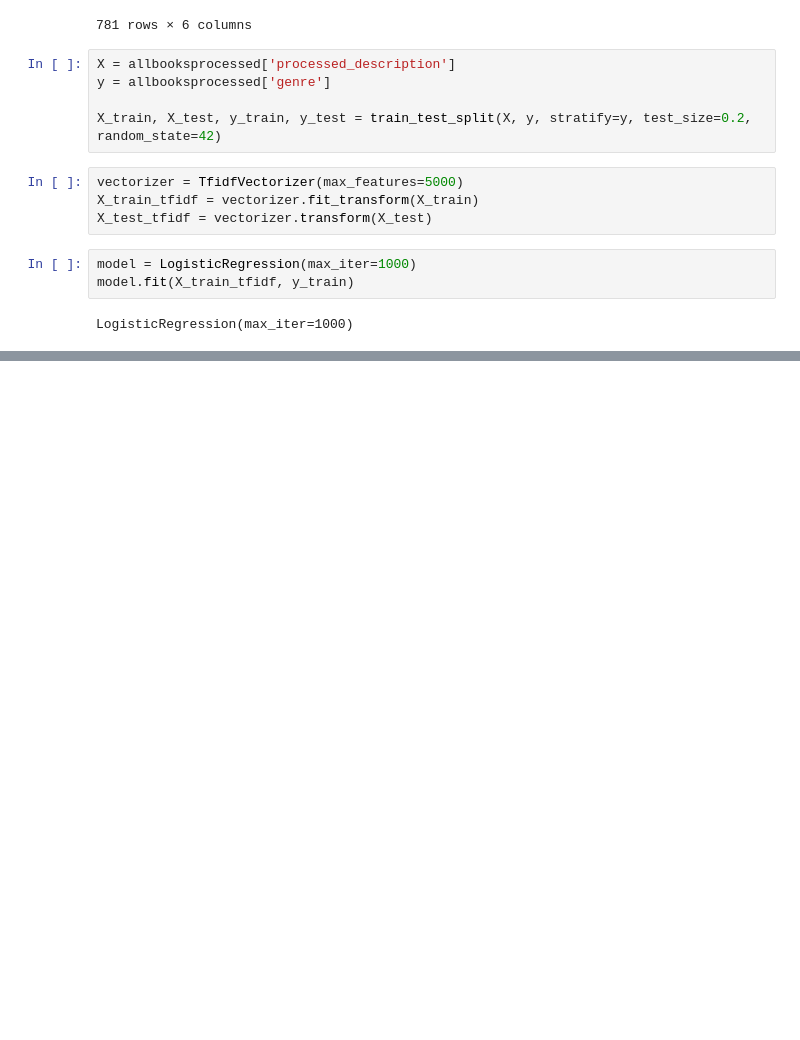
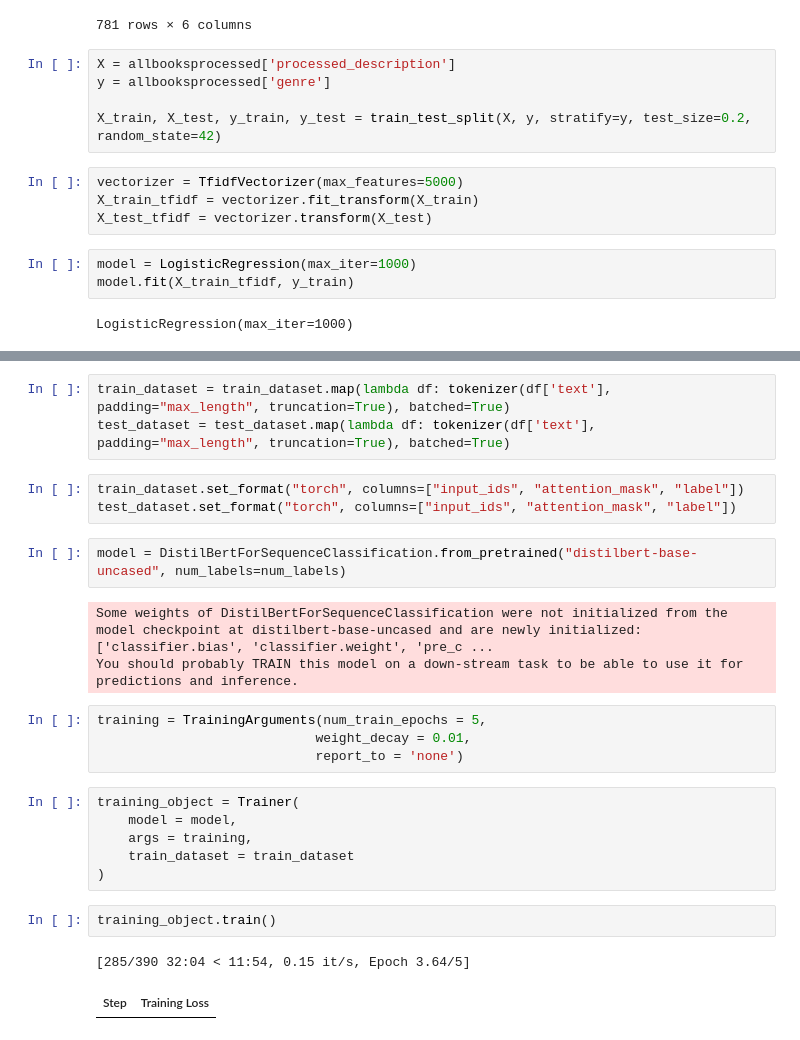
Before and after one commit to Jorgen85Lex/Book_Blurb_Capstone, a Jupyter notebook: notebooks/modeling.ipynb, the cells around one changed output, grey strips where cells are left out. Saved outputs shown, nothing was run; the diff lists cells and outputs as text; blank space fills up the shorter version.

```diff
--- a/notebooks/modeling.ipynb
+++ b/notebooks/modeling.ipynb
@@ -109,0 +210,26 @@ plt.show()
+# %%
+train_dataset = train_dataset.map(lambda df: tokenizer(df['text'], padding="max_length", truncation=True), batched=True)
+test_dataset = test_dataset.map(lambda df: tokenizer(df['text'], padding="max_length", truncation=True), batched=True)
+# %%
+train_dataset.set_format("torch", columns=["input_ids", "attention_mask", "label"])
+test_dataset.set_format("torch", columns=["input_ids", "attention_mask", "label"])
+# %%
+model = DistilBertForSequenceClassification.from_pretrained("distilbert-base-uncased", num_labels=num_labels)
+# %% [output]
+Some weights of DistilBertForSequenceClassification were not initialized from the model checkpoint at distilbert-base-uncased and are newly initialized: ['classifier.bias', 'classifier.weight', 'pre_c ...
+You should probably TRAIN this model on a down-stream task to be able to use it for predictions and inference.
+# %%
+training = TrainingArguments(num_train_epochs = 5,
+                            weight_decay = 0.01,
+                            report_to = 'none')
+# %%
+training_object = Trainer(
+    model = model,
+    args = training,
+    train_dataset = train_dataset
+)
+# %%
+training_object.train()
+# %% [output]
+[285/390 32:04 < 11:54, 0.15 it/s, Epoch 3.64/5]
+| Step | Training Loss |
```
Also changed, not shown: parts of 17 cells of this notebook.
